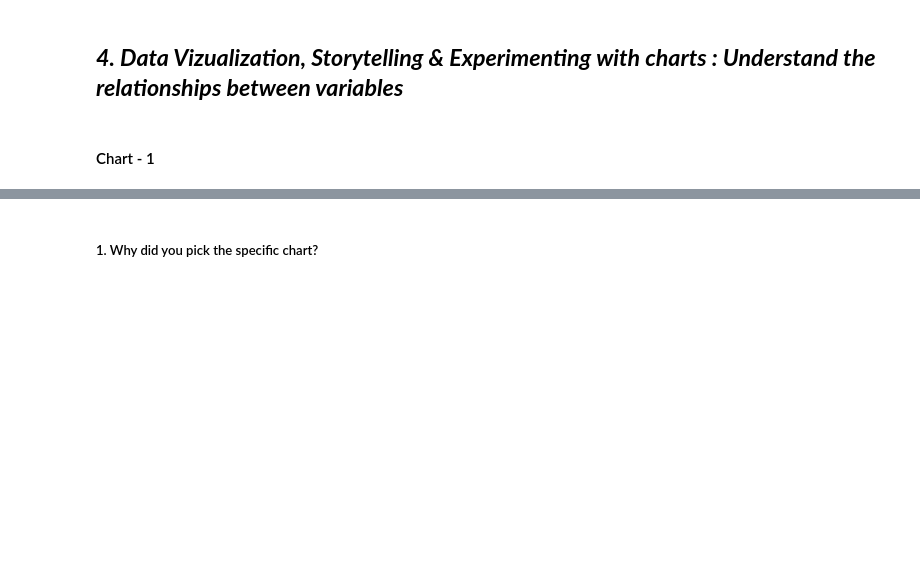
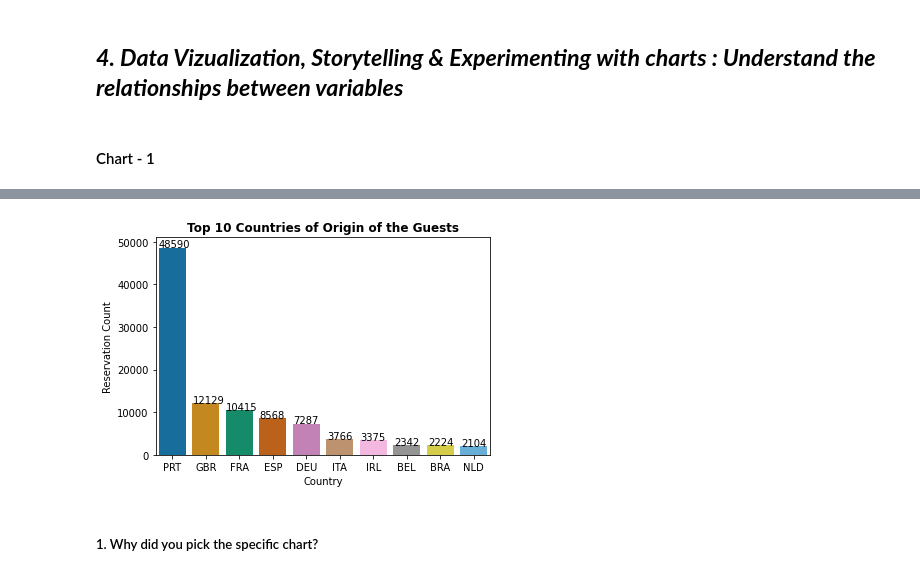
Before and after one commit to saurabhgv/Hotel-Booking-Analysis--EDA, a Jupyter notebook: EDA_Capstone_Project_(Group)_Hotel_Booking_Analysis.ipynb, the cells around one changed output, grey strips where cells are left out. Cells and saved outputs as stored; diff of their text form; code cells hidden in the pictures; blank space fills up the shorter version.

```diff
--- a/EDA_Capstone_Project_(Group)_Hotel_Booking_Analysis.ipynb
+++ b/EDA_Capstone_Project_(Group)_Hotel_Booking_Analysis.ipynb
@@ -399,3 +412,13 @@ Answer Here.
+# %%
+x=df.country.value_counts()
+z=sns.countplot(x='country', data=df,order=pd.value_counts(df['country']).iloc[:10].index,palette= 'colorblind')
+plt.title('Top 10 Countries of Origin of the Guests', weight='bold')
+plt.xlabel('Country')
+plt.ylabel('Reservation Count')
+for p in z.patches:
+    z.annotate(str(p.get_height()), (p.get_x() * 1.005, p.get_height() * 1.005))
+# %% [output]
+[figure, added]
 # %% [markdown]
 ##### 1. Why did you pick the specific chart?
 # %% [markdown]
```
Also changed, not shown: parts of 23 cells of this notebook.
